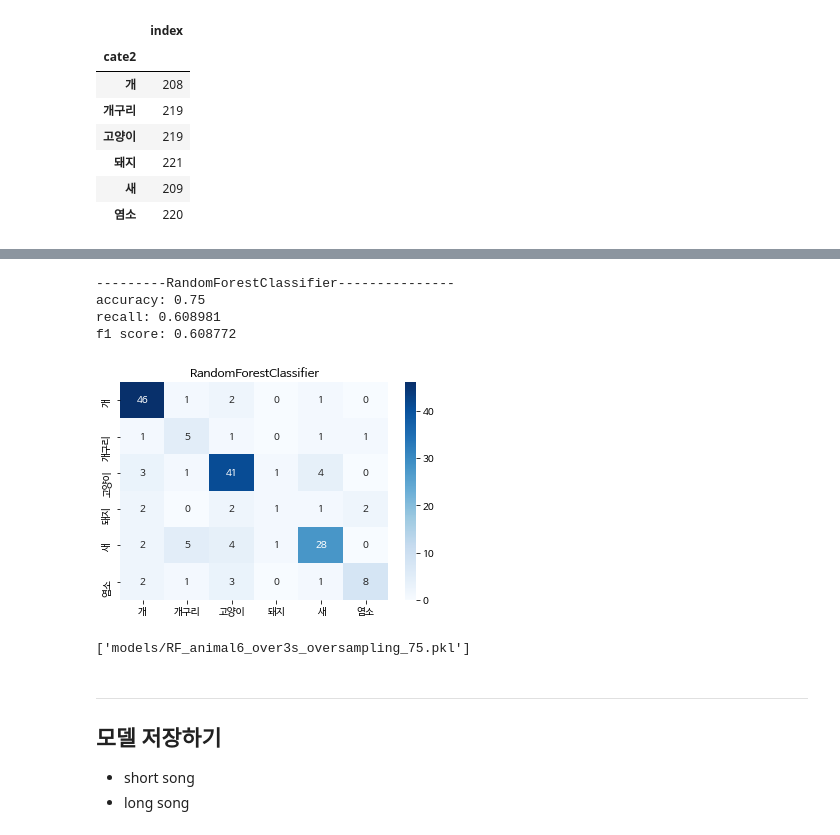
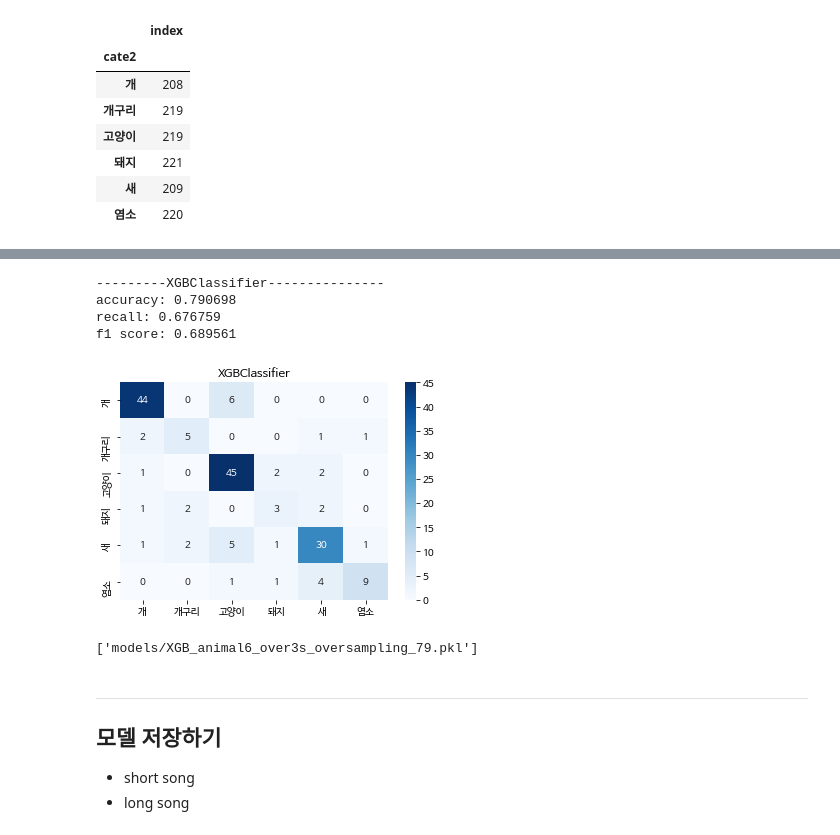
Before and after one commit to HyunjinKIM-Chloe/sai, a Jupyter notebook: codes/animal_sound_trial_report_1202.ipynb, the cells around one changed output, grey strips where cells are left out. Drawn from its saved outputs; the diff is of its cells as text; code cells hidden in the pictures.

Commit message:
Add: animal 3 (dog, cat, bird) modeling

```diff
--- a/codes/animal_sound_trial_report_1202.ipynb
+++ b/codes/animal_sound_trial_report_1202.ipynb
@@ -965,15 +1092,22 @@ f1 score: 0.608772
 # %%
 print("---------RandomForestClassifier---------------")
 rf_model, rf_y_pred = model_fit_kfold(RandomForestClassifier(n_estimators=10, random_state=13, oob_score=True))
 # 모델 저장: 정확도 75
 joblib.dump(rf_model, 'models/RF_animal6_over3s_oversampling_75.pkl')
+
+print("---------XGBClassifier---------------")
+xgb_model, xgb_y_pred = model_fit_kfold(XGBClassifier(num_class=5,
+                                           learning_rate=0.1,
+                                           eval_metric='mlogloss'))
+# 모델 저장: 정확도 75
+joblib.dump(rf_model, 'models/XGB_animal6_over3s_oversampling_79.pkl')
 # %% [output]
----------RandomForestClassifier---------------
-accuracy: 0.75
-recall: 0.608981
-f1 score: 0.608772
+---------XGBClassifier---------------
+accuracy: 0.790698
+recall: 0.676759
+f1 score: 0.689561
-[figure, old version]
+[figure, new version]
-['models/RF_animal6_over3s_oversampling_75.pkl']
+['models/XGB_animal6_over3s_oversampling_79.pkl']
 # %% [markdown]
 ---
 ## 모델 저장하기
```
Also changed, not shown: parts of 16 cells of this notebook, 24 other files.
